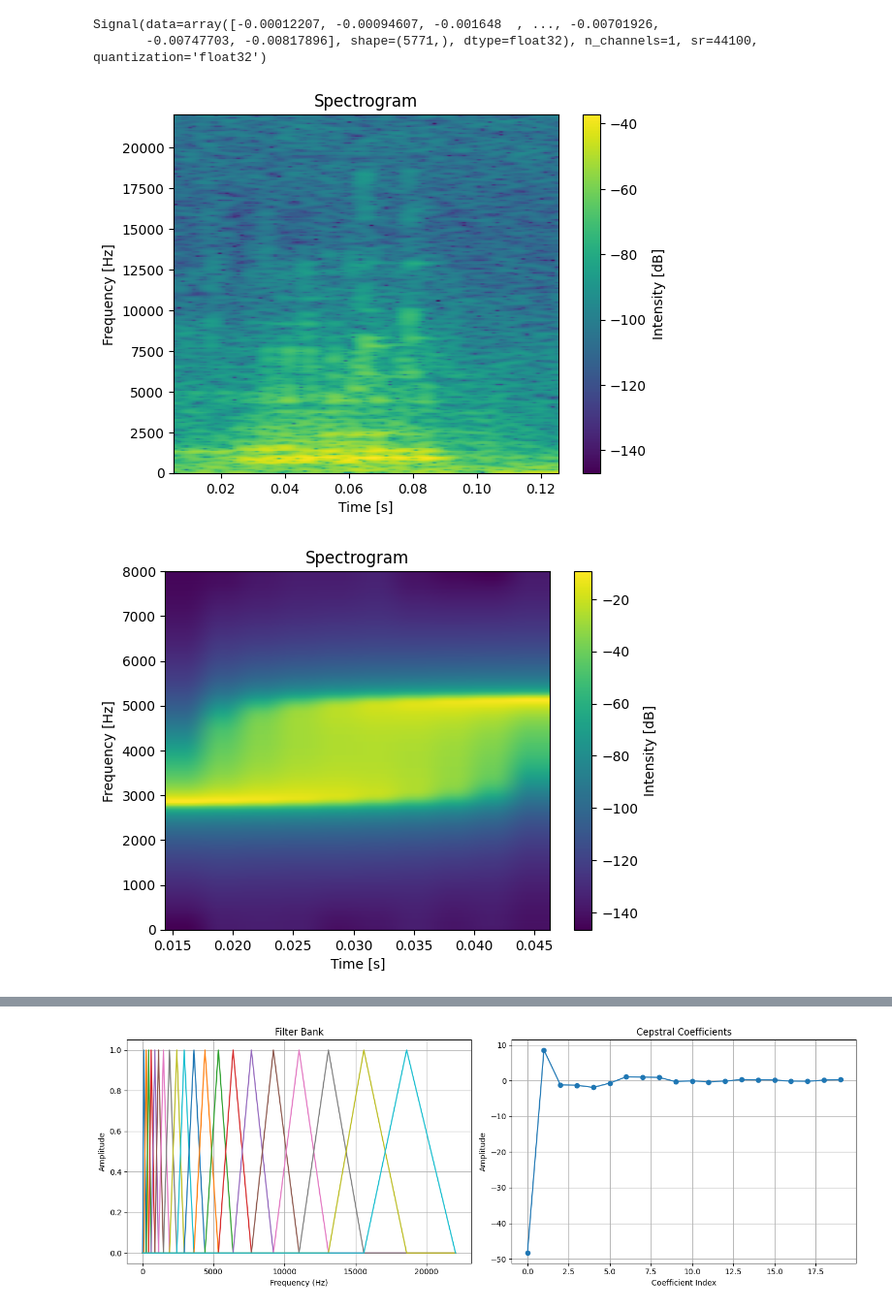
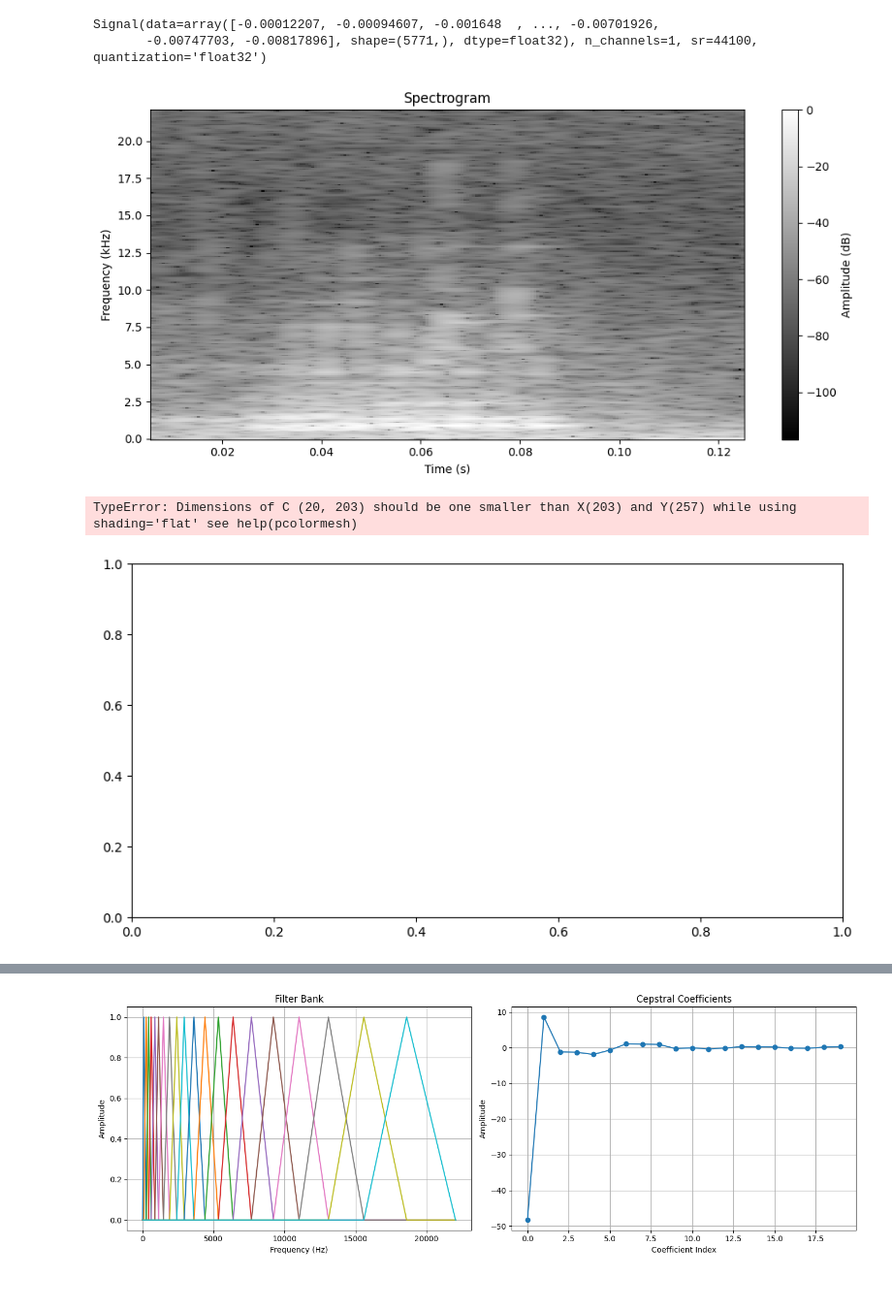
Before and after one commit to lgies23/biosonic, a Jupyter notebook: src/biosonic/test_plots.ipynb, the cells around one changed output, grey strips where cells are left out. Shown at 97% size. Drawn from its saved outputs; the diff is of its cells as text; code cells hidden in the pictures.

```diff
--- a/src/biosonic/test_plots.ipynb
+++ b/src/biosonic/test_plots.ipynb
@@ -33,16 +33,17 @@ print(signal_)
 Signal(data=array([-0.00012207, -0.00094607, -0.001648  , ..., -0.00701926,
        -0.00747703, -0.00817896], shape=(5771,), dtype=float32), n_channels=1, sr=44100, quantization='float32')
 # %%
-Sx, t, f = spectrogram(signal_.data, sr=signal_.sr, window='hann', window_length=512, overlap=0.95)
-plot_spectrogram(signal_.data, signal_.sr, window='hann', window_length=512, overlap=.9, cmap='viridis')
+Sx, t, f = spectrogram(signal_.data, sr=signal_.sr, window='hann', window_length=512, overlap=95)
+plot_spectrogram(Sx, t, f, cmap='grey')
 # %% [output]
-[figure, old version]
+[figure, new version]
 # %%
 fbanks = mel_filterbank(n_filters, n_fft, signal_.sr)
 Sx_mel = np.einsum("...ft,mf->...mt", Sx, fbanks, optimize=True)#np.dot(Sx.T, fbanks.T)
-plot_spectrogram(x, sr, window='hann', window_length=512, overlap=.9, cmap='viridis')
+plot_spectrogram(Sx_mel, t, f, cmap='viridis')
 # %% [output]
+TypeError: Dimensions of C (20, 203) should be one smaller than X(203) and Y(257) while using shading='flat' see help(pcolormesh)
-[figure, old version]
+[figure, new version]
 # %%
 fbanks = mel_filterbank(n_filters, n_fft, sr)
 ceps = cepstral_coefficients(x, sr, n_fft, n_filters, n_ceps)
```
Also changed, not shown: parts of 8 cells of this notebook, 3 other files.
